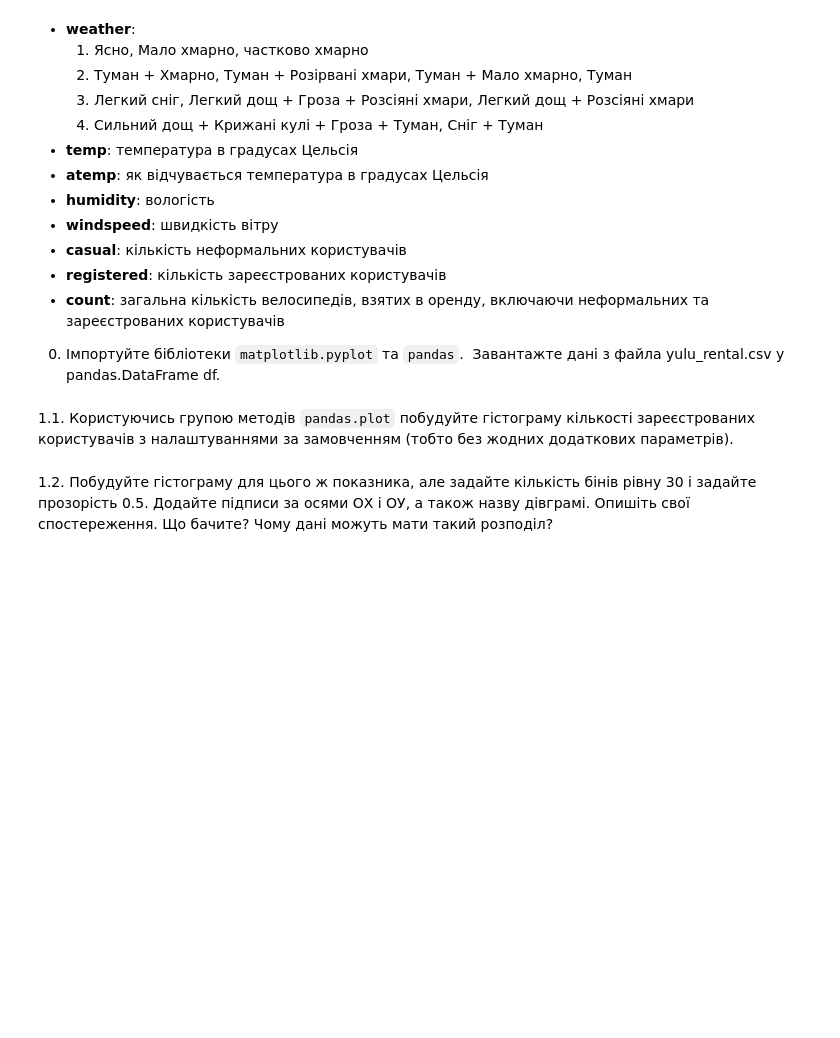
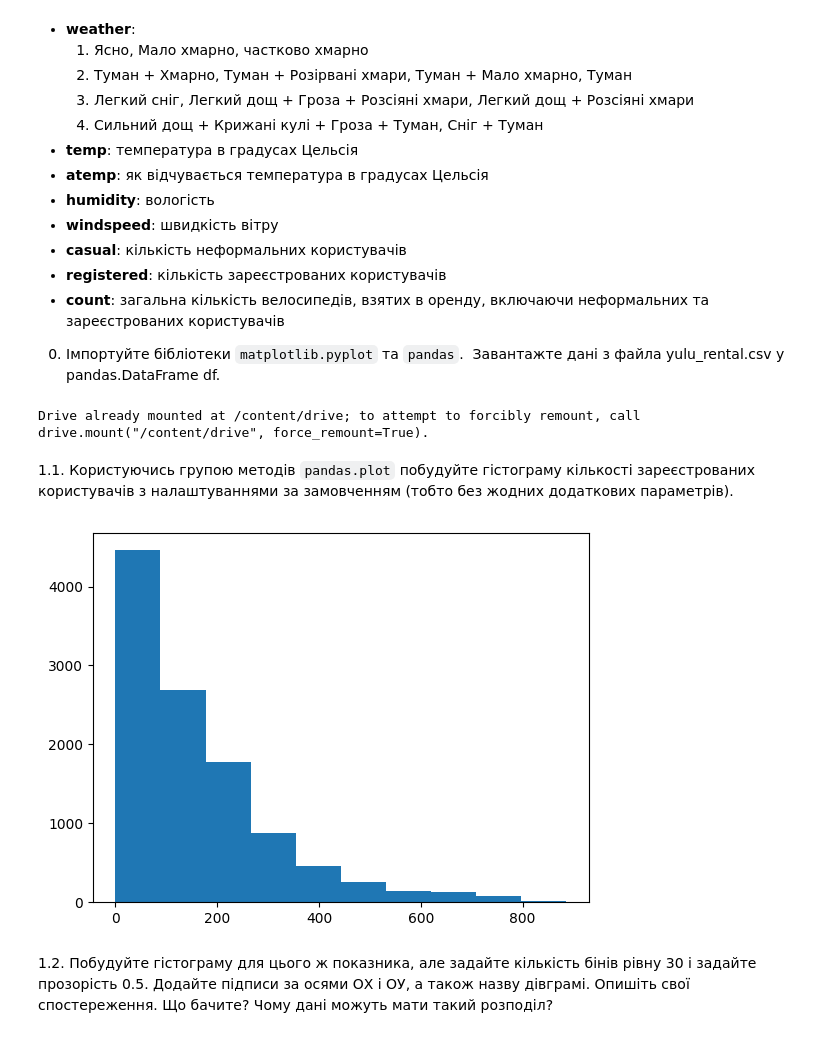
Before and after one commit to YuliiaUtkina/Git_modul_pyhton, a Jupyter notebook: hw_4_4_Візуалізація_з_pandas.ipynb, the cells around one changed output. Cells and saved outputs as stored; diff of their text form; code cells hidden in the pictures; blank space fills up the shorter version.

```diff
--- a/hw_4_4_Візуалізація_з_pandas.ipynb
+++ b/hw_4_4_Візуалізація_з_pandas.ipynb
@@ -30,4 +33,19 @@ https://pandas.pydata.org/docs/reference/api/pandas.DataFrame.plot.html
+# %%
+from google.colab import drive
+drive.mount('/content/drive')
+# %% [output]
+Drive already mounted at /content/drive; to attempt to forcibly remount, call drive.mount("/content/drive", force_remount=True).
+# %%
+df = pd.read_csv('/content/drive/MyDrive/Data/yulu_rental.csv')
 # %% [markdown]
 1.1. Користуючись групою методів `pandas.plot` побудуйте гістограму кількості зареєстрованих користувачів з налаштуваннями за замовченням (тобто без жодних додаткових параметрів).
+# %%
+# Побудова гістограми
+plt.hist(df['registered'])  #df['registered'].plot.hist()
+
+# Відображення графіка
+plt.show()
+# %% [output]
+[figure, added]
 # %% [markdown]
 1.2. Побудуйте гістограму для цього ж показника, але задайте кількість бінів рівну 30 і задайте прозорість 0.5. Додайте підписи за осями ОХ і ОУ, а також назву дівграмі. Опишіть свої спостереження. Що бачите? Чому дані можуть мати такий розподіл?
```
Also changed, not shown: parts of 9 cells of this notebook.
